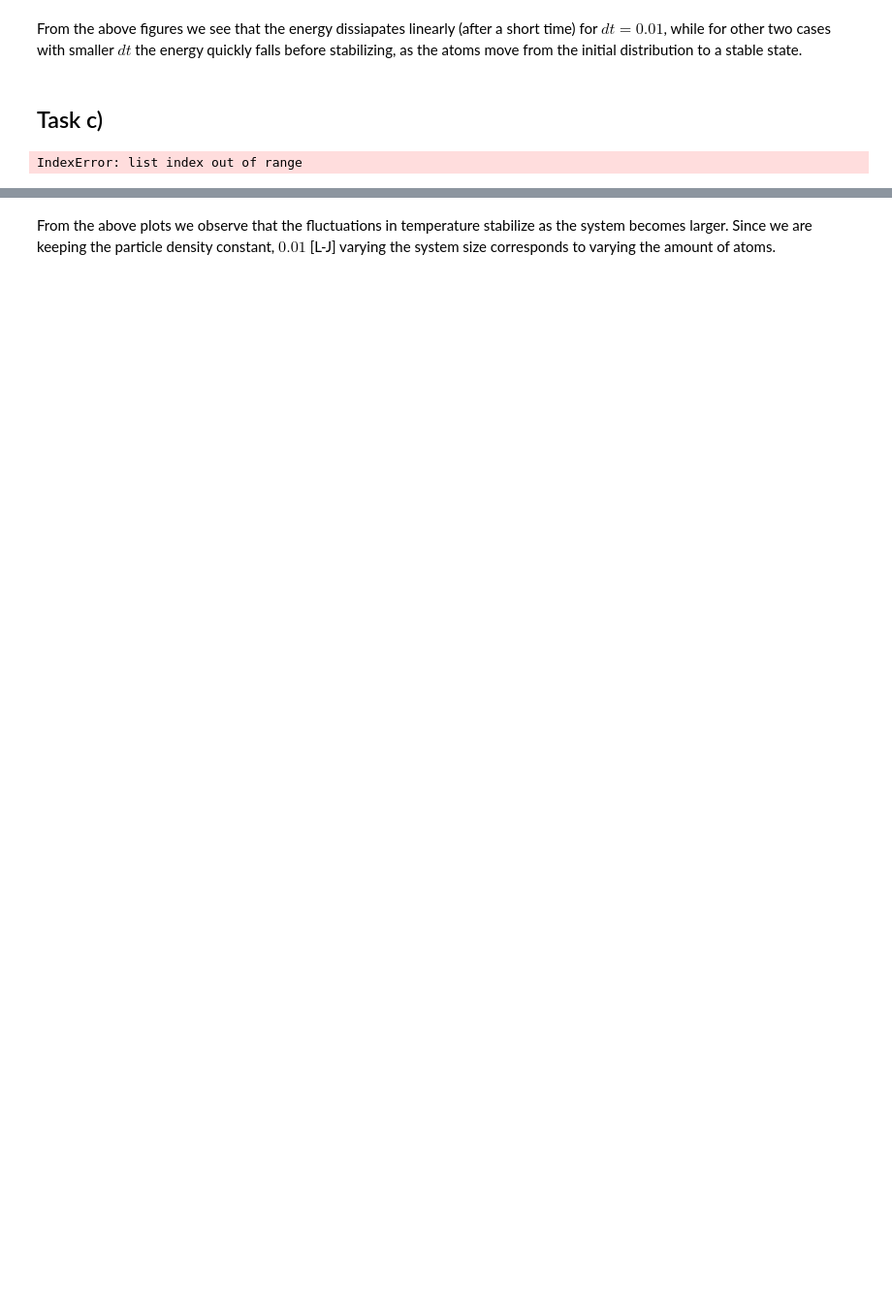
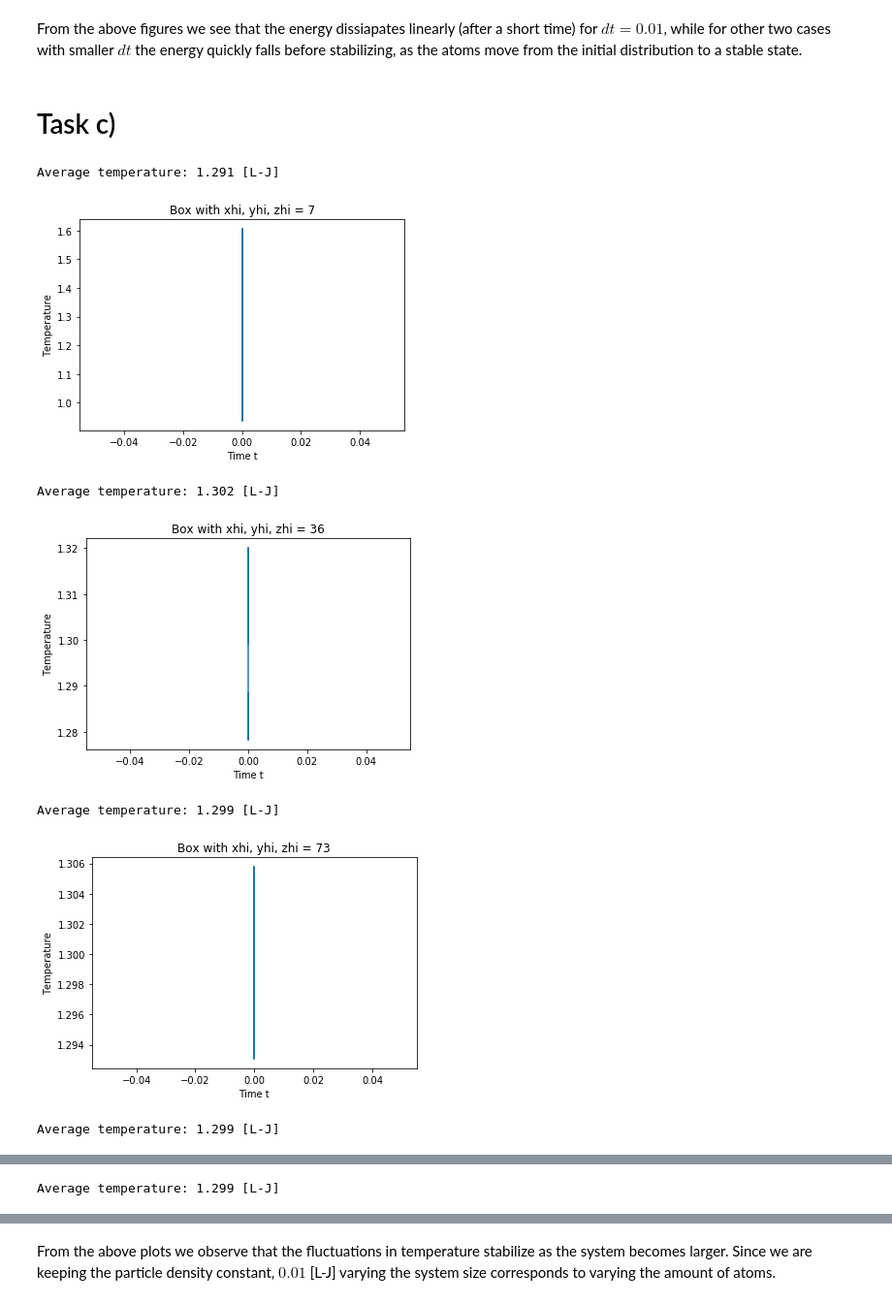
Before and after one commit to chdre/FYS4460, a Jupyter notebook: Project1/Project1.ipynb, the cells around one changed output, grey strips where cells are left out. Shown at 97% size. Drawn from its saved outputs; the diff is of its cells as text; code cells hidden in the pictures; blank space fills up the shorter version.

```diff
--- a/Project1/Project1.ipynb
+++ b/Project1/Project1.ipynb
@@ -225,33 +240,40 @@ IndexError: list index out of range
 # %% [markdown]
 From the above figures we see that the energy dissiapates linearly (after a short time) for $dt=0.01$, while for other two cases with smaller $dt$ the energy quickly falls before stabilizing, as the atoms move from the initial distribution to a stable state.
 # %% [markdown]
-## Task c)
+# Task c)
 # %%
 def temperature_variable_box(df):
     for sys_size in range(len(df)):
         # Each timestep
         dataframe = df[sys_size]
         T = dataframe[['Temp']].to_numpy()
         dt = dataframe[['Dt']].to_numpy()[0]
         xhi = dataframe[['Xhi']].to_numpy(dtype=int)[0,0]
         t_steps = dataframe[['Step']].to_numpy(dtype=int)[0]
 
         equi_factor = 0.2
 
-        t_start = int(t_steps * equi_factor)
-        t_equi_steps = int(len(T) * (1 - equi_factor))
-        t = np.linspace(t_start * dt, t_steps * dt, t_equi_steps)
         T = T[int(equi_factor * len(T)) + 1:]    # System i equilibrium
 
-        T_avg = np.sum(T) / len(T)
+        t_start = int(t_steps * equi_factor)
+        t_equi_steps = int(t_steps * (1 - equi_factor))
+        t = np.linspace(t_start * dt, t_steps * dt, len(T))
+
+        T_avg = np.average(T)
         print(f'Average temperature: {T_avg:.3f} [L-J]')
 
-        plt.plot(t, T)
+        plt.plot(t[:,0], T[:,0])
         plt.xlabel('Time t')
         plt.ylabel('Temperature')
         plt.title(f'Box with xhi, yhi, zhi = {xhi}')
         plt.show()
 
-temperature_variable_box(read_log())
+temperature_variable_box(read_log('./task_c/log.lammps'))
 # %% [output]
-IndexError: list index out of range
+Average temperature: 1.291 [L-J]
+[figure, added]
+Average temperature: 1.302 [L-J]
+[figure, added]
+Average temperature: 1.299 [L-J]
+[figure, added]
+Average temperature: 1.299 [L-J]
@@ -257,0 +281 @@ IndexError: list index out of range
+Average temperature: 1.299 [L-J]
```
Also changed, not shown: parts of 23 cells of this notebook, 9 other files.
